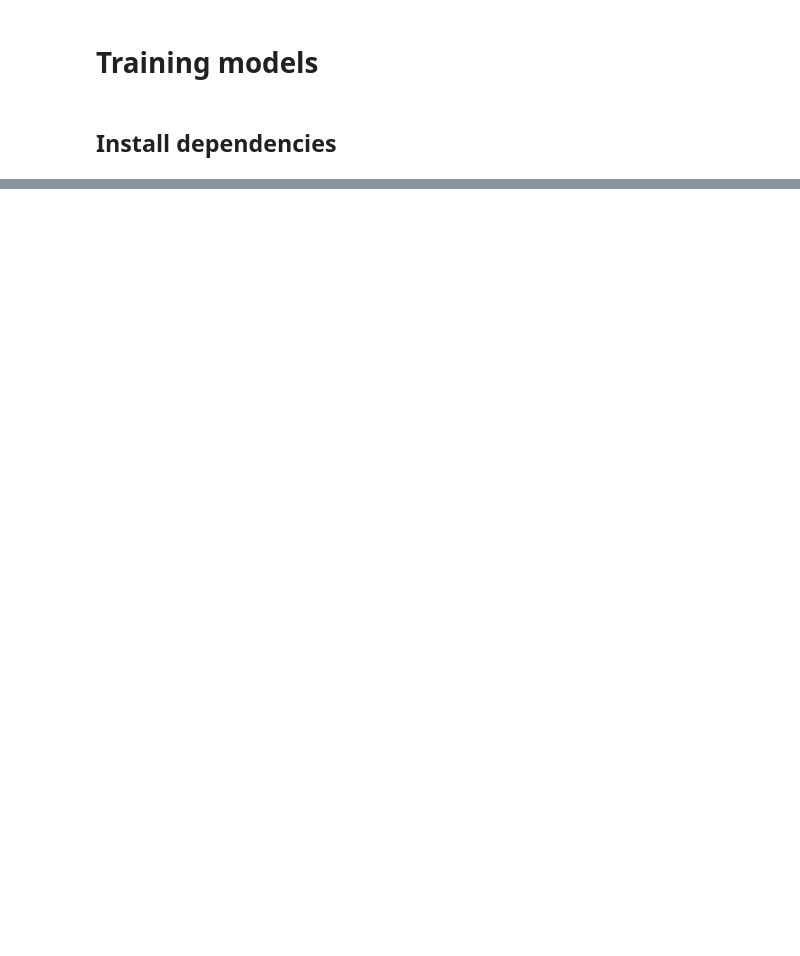
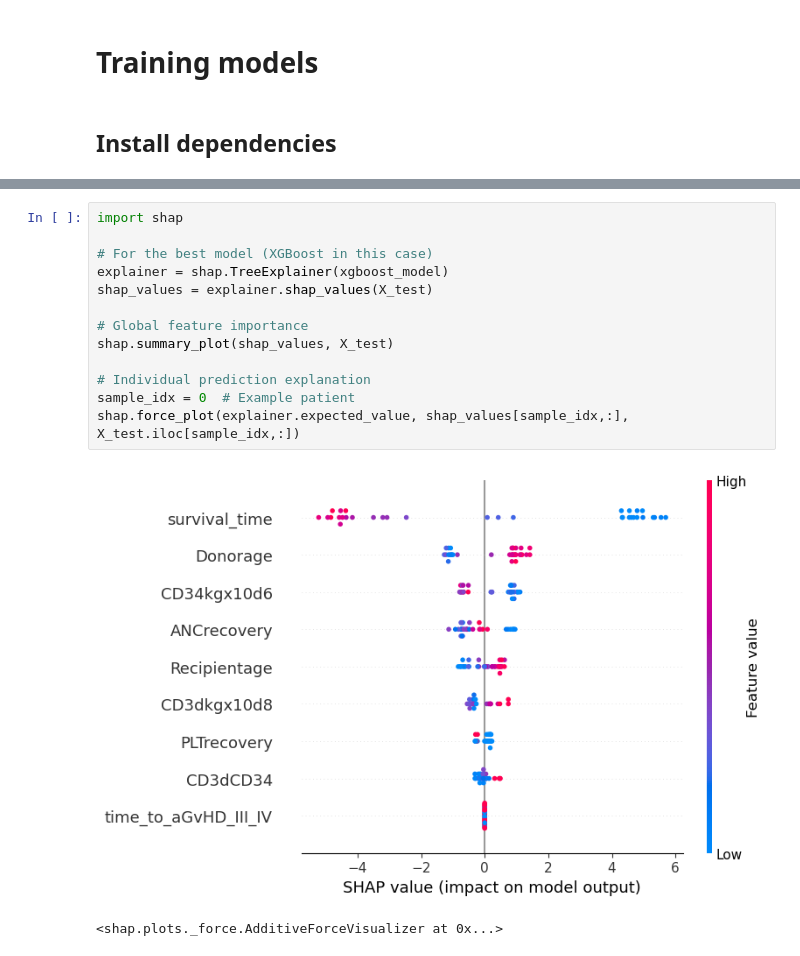
Before and after one commit to imadbaghdad/bone_marrow_transplant, a Jupyter notebook: notebooks/model_training.ipynb, the cells around one changed output, grey strips where cells are left out. Drawn from its saved outputs; the diff is of its cells as text; blank space fills up the shorter version.

```diff
--- a/notebooks/model_training.ipynb
+++ b/notebooks/model_training.ipynb
@@ -48,0 +105,16 @@ df.head()
+# %%
+import shap
+
+# For the best model (XGBoost in this case)
+explainer = shap.TreeExplainer(xgboost_model)
+shap_values = explainer.shap_values(X_test)
+
+# Global feature importance
+shap.summary_plot(shap_values, X_test)
+
+# Individual prediction explanation
+sample_idx = 0  # Example patient
+shap.force_plot(explainer.expected_value, shap_values[sample_idx,:], X_test.iloc[sample_idx,:])
+# %% [output]
+[figure, added]
+<shap.plots._force.AdditiveForceVisualizer at 0x...>
```
Also changed, not shown: parts of 4 cells of this notebook, 1 other file.
